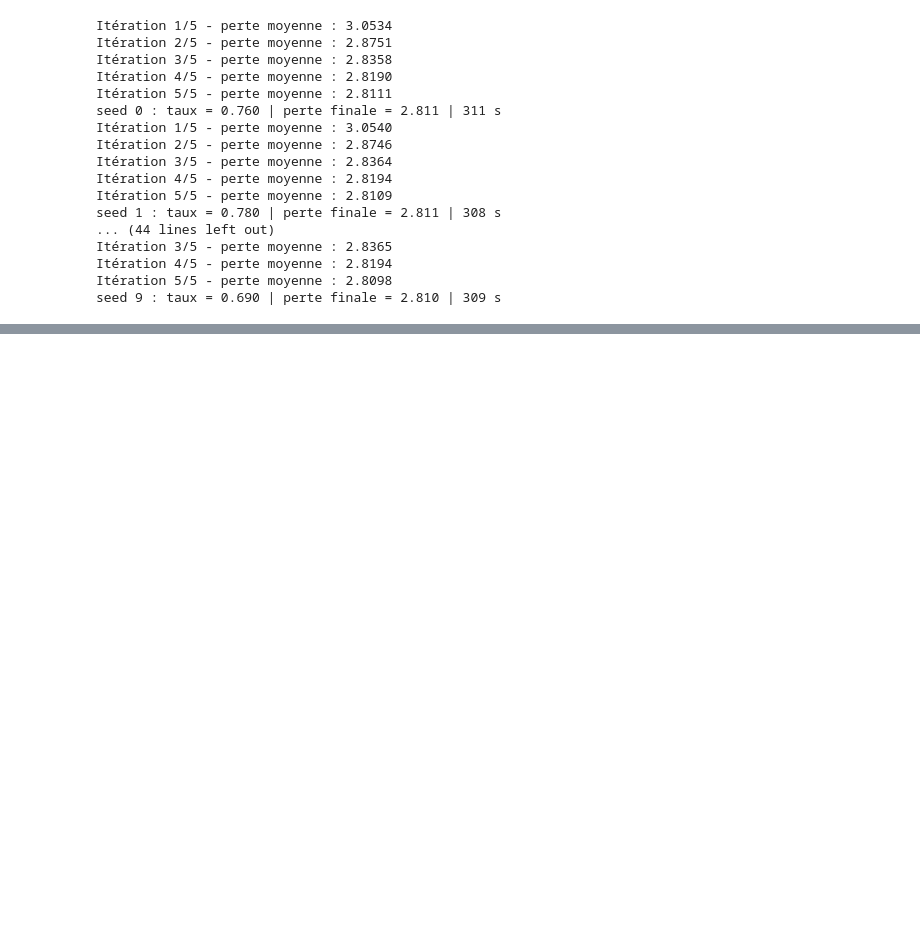
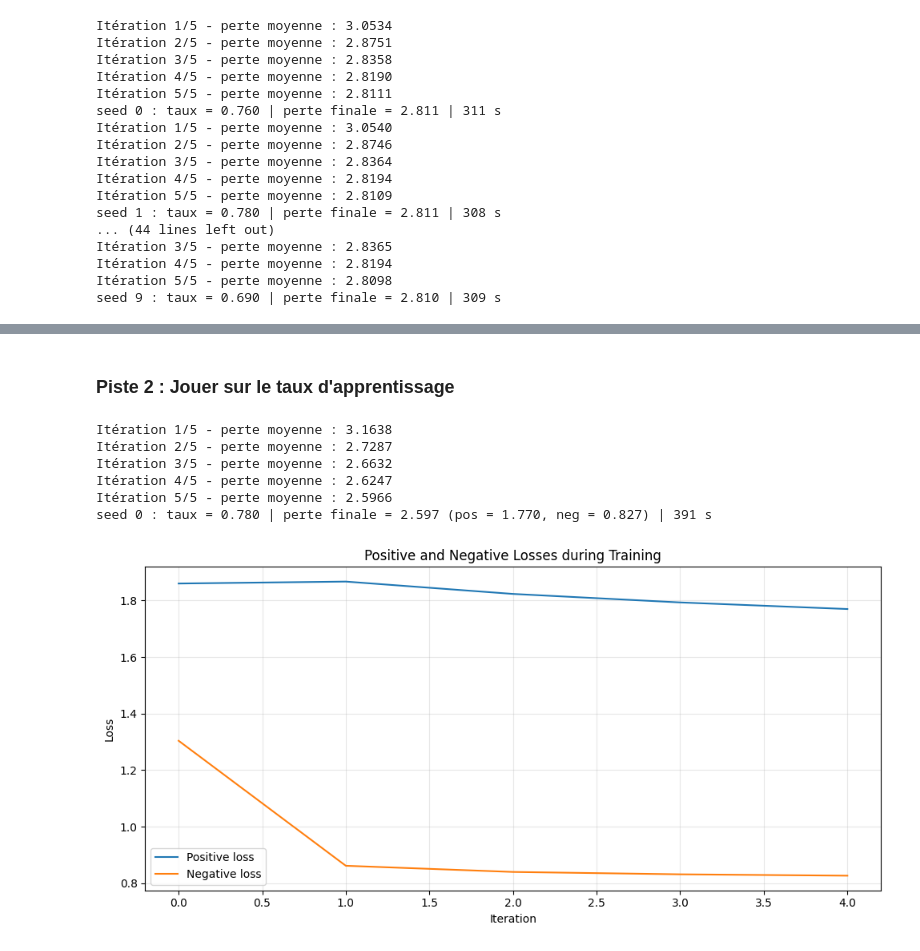
Before and after one commit to slimani-meriem/w2vec, a Jupyter notebook: notebooks/02_experiments.ipynb, the cells around one changed output, grey strips where cells are left out. Cells and saved outputs as stored; diff of their text form; code cells hidden in the pictures; blank space fills up the shorter version.

```diff
--- a/notebooks/02_experiments.ipynb
+++ b/notebooks/02_experiments.ipynb
@@ -156,0 +488,70 @@ json.dump(all_losses, open(LOSSES_JSON, "w"))
+# %% [markdown]
+### Piste 2 : Jouer sur le taux d'apprentissage
+# %%
+seed = 0
+out = f"{OUT_DIR}/embeddings_details_run_seed{seed}.txt"
+t0 = time.time()
+
+details = {}
+
+ETA_SMALLER = ETA/5
+W, losses = w2v(
+    dataset, valid_words, n=N, max_iter=E, eta=ETA_SMALLER, # on ne change que eta
+    seed=seed, loss_details=details
+)
+
+save_embeddings(W, valid_words, out)
+res = evaluate(get_embeddings(out), SIM_FILE)
+
+time_s = round(time.time() - t0)
+
+# Résultats de l'évaluation
+row = {
+    "seed": seed,
+    "rate": res["rate"],
+    "correct": res["correct"],
+    "total": res["total"],
+    "oov": res["oov"],
+    "final_loss": losses[-1],
+    "final_loss_pos": details["pos"][-1],
+    "final_loss_neg": details["neg"][-1],
+    "time_s": time_s
+}
+
+# Sauvegarde des résultats
+pd.DataFrame([row]).to_csv(RESULTS_CSV, index=False)
+
+json.dump({"0": losses}, open(LOSSES_JSON, "w"))
+json.dump({"0": details}, open(LOSSES_JSON.replace(".json", "_details.json"), "w"))
+
+print(
+    f"seed {seed} : taux = {res['rate']:.3f} | "
+    f"perte finale = {losses[-1]:.3f} "
+    f"(pos = {details['pos'][-1]:.3f}, "
+    f"neg = {details['neg'][-1]:.3f}) "
+    f"| {time_s} s"
+)
+# %% [output]
+Itération 1/5 - perte moyenne : 3.1638
+Itération 2/5 - perte moyenne : 2.7287
+Itération 3/5 - perte moyenne : 2.6632
+Itération 4/5 - perte moyenne : 2.6247
+Itération 5/5 - perte moyenne : 2.5966
+seed 0 : taux = 0.780 | perte finale = 2.597 (pos = 1.770, neg = 0.827) | 391 s
+# %%
+plt.figure(figsize=(10, 5))
+
+plt.plot(details["pos"], label="Positive loss")
+plt.plot(details["neg"], label="Negative loss")
+plt.plot(details["neg"], label="Total loss")
+
+plt.xlabel("Iteration")
+plt.ylabel("Loss")
+plt.title("Positive and Negative Losses during Training")
+plt.legend()
+plt.grid(alpha=0.3)
+
+plt.tight_layout()
+plt.show()
+# %% [output]
+[figure, added]
```
Also changed, not shown: parts of 18 cells of this notebook, 15 other files.
